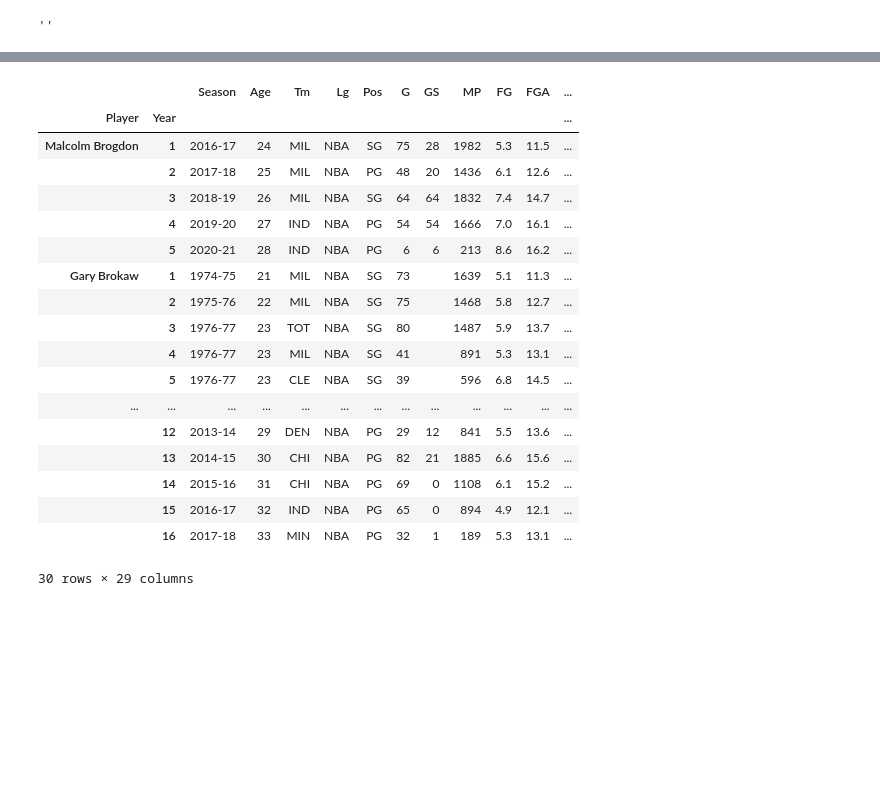
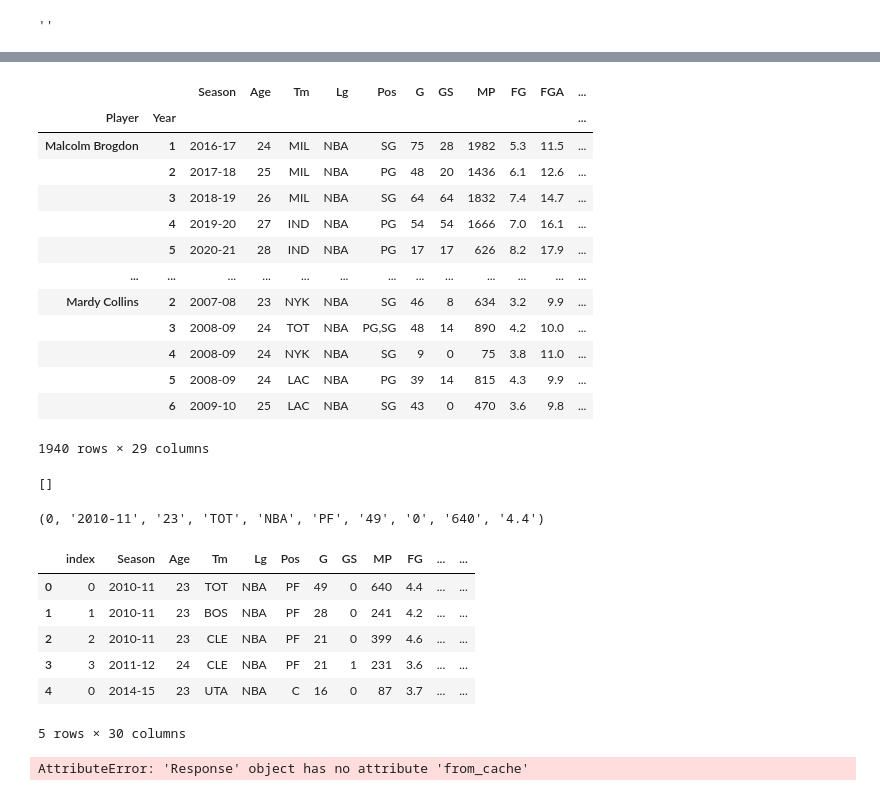
Before and after one commit to samhld/nba_stats, a Jupyter notebook: scratchpads/test.ipynb, the cells around one changed output, grey strips where cells are left out. Drawn from its saved outputs; the diff is of its cells as text; code cells hidden in the pictures; blank space fills up the shorter version.

Commit message:
figured out some sqlite stuff;  will create functions from the operations

```diff
--- a/scratchpads/test.ipynb
+++ b/scratchpads/test.ipynb
@@ -37,8 +46,8 @@ requests.get(url).text
 # %% [output]
 ''
 # %%
-seg = slice(510,515)
-test = builders.create_all_player_stats_df(segment=seg)
+seg = slice(510,810)
+next_300 = builders.create_all_player_stats_df(segment=seg)
 # %% [output]
 url: http://www.basketball-reference.com/players/b/brogdma01.html. ('Malcolm Brogdon', 1)
 url: http://www.basketball-reference.com/players/b/brokaga01.html. ('Gary Brokaw', 1)
@@ -63,24 +69,19 @@ url: http://www.basketball-reference.com/players/b/brookaa01.html. ('Aaron Brook
+# %%
+next_300.to_sql("")
+# %% [output]
+|  |  | Season | Age | Tm | Lg | Pos | G | GS | MP | FG | FGA | ... |
+| Player | Year |  |  |  |  |  |  |  |  |  |  | ... |
+| Malcolm Brogdon | 1 | 2016-17 | 24 | MIL | NBA | SG | 75 | 28 | 1982 | 5.3 | 11.5 | ... |
+|  | 2 | 2017-18 | 25 | MIL | NBA | PG | 48 | 20 | 1436 | 6.1 | 12.6 | ... |
+|  | 3 | 2018-19 | 26 | MIL | NBA | SG | 64 | 64 | 1832 | 7.4 | 14.7 | ... |
+|  | 4 | 2019-20 | 27 | IND | NBA | PG | 54 | 54 | 1666 | 7.0 | 16.1 | ... |
+|  | 5 | 2020-21 | 28 | IND | NBA | PG | 17 | 17 | 626 | 8.2 | 17.9 | ... |
+| ... | ... | ... | ... | ... | ... | ... | ... | ... | ... | ... | ... | ... |
+| Mardy Collins | 2 | 2007-08 | 23 | NYK | NBA | SG | 46 | 8 | 634 | 3.2 | 9.9 | ... |
+|  | 3 | 2008-09 | 24 | TOT | NBA | PG,SG | 48 | 14 | 890 | 4.2 | 10.0 | ... |
+|  | 4 | 2008-09 | 24 | NYK | NBA | SG | 9 | 0 | 75 | 3.8 | 11.0 | ... |
+|  | 5 | 2008-09 | 24 | LAC | NBA | PG | 39 | 14 | 815 | 4.3 | 9.9 | ... |
+|  | 6 | 2009-10 | 25 | LAC | NBA | SG | 43 | 0 | 470 | 3.6 | 9.8 | ... |
+1940 rows × 29 columns
 # %%
 # all_player_stats_df
-# %%
-test
-# %% [output]
-|  |  | Season | Age | Tm | Lg | Pos | G | GS | MP | FG | FGA | ... |
-| Player | Year |  |  |  |  |  |  |  |  |  |  | ... |
-| Malcolm Brogdon | 1 | 2016-17 | 24 | MIL | NBA | SG | 75 | 28 | 1982 | 5.3 | 11.5 | ... |
-|  | 2 | 2017-18 | 25 | MIL | NBA | PG | 48 | 20 | 1436 | 6.1 | 12.6 | ... |
-|  | 3 | 2018-19 | 26 | MIL | NBA | SG | 64 | 64 | 1832 | 7.4 | 14.7 | ... |
-|  | 4 | 2019-20 | 27 | IND | NBA | PG | 54 | 54 | 1666 | 7.0 | 16.1 | ... |
-|  | 5 | 2020-21 | 28 | IND | NBA | PG | 6 | 6 | 213 | 8.6 | 16.2 | ... |
-| Gary Brokaw | 1 | 1974-75 | 21 | MIL | NBA | SG | 73 |  | 1639 | 5.1 | 11.3 | ... |
-|  | 2 | 1975-76 | 22 | MIL | NBA | SG | 75 |  | 1468 | 5.8 | 12.7 | ... |
-|  | 3 | 1976-77 | 23 | TOT | NBA | SG | 80 |  | 1487 | 5.9 | 13.7 | ... |
-|  | 4 | 1976-77 | 23 | MIL | NBA | SG | 41 |  | 891 | 5.3 | 13.1 | ... |
-|  | 5 | 1976-77 | 23 | CLE | NBA | SG | 39 |  | 596 | 6.8 | 14.5 | ... |
-| ... | ... | ... | ... | ... | ... | ... | ... | ... | ... | ... | ... | ... |
-|  | 12 | 2013-14 | 29 | DEN | NBA | PG | 29 | 12 | 841 | 5.5 | 13.6 | ... |
-|  | 13 | 2014-15 | 30 | CHI | NBA | PG | 82 | 21 | 1885 | 6.6 | 15.6 | ... |
-|  | 14 | 2015-16 | 31 | CHI | NBA | PG | 69 | 0 | 1108 | 6.1 | 15.2 | ... |
-|  | 15 | 2016-17 | 32 | IND | NBA | PG | 65 | 0 | 894 | 4.9 | 12.1 | ... |
-|  | 16 | 2017-18 | 33 | MIN | NBA | PG | 32 | 1 | 189 | 5.3 | 13.1 | ... |
-30 rows × 29 columns
@@ -86,0 +91,26 @@ test
+# %%
+master = """SELECT name FROM sqlite_master WHERE type='table'"""
+c.execute(master).fetchall()
+# %% [output]
+[]
+# %%
+all_players = """SELECT * FROM all_players"""
+c.execute(all_players).fetchall()[0][:10]
+# %% [output]
+(0, '2010-11', '23', 'TOT', 'NBA', 'PF', '49', '0', '640', '4.4')
+# %%
+players_from_sql = pd.read_sql(all_players, player_conn)
+players_from_sql.head()
+# %% [output]
+|  | index | Season | Age | Tm | Lg | Pos | G | GS | MP | FG | ... | ... |
+| 0 | 0 | 2010-11 | 23 | TOT | NBA | PF | 49 | 0 | 640 | 4.4 | ... | ... |
+| 1 | 1 | 2010-11 | 23 | BOS | NBA | PF | 28 | 0 | 241 | 4.2 | ... | ... |
+| 2 | 2 | 2010-11 | 23 | CLE | NBA | PF | 21 | 0 | 399 | 4.6 | ... | ... |
+| 3 | 3 | 2011-12 | 24 | CLE | NBA | PF | 21 | 1 | 231 | 3.6 | ... | ... |
+| 4 | 0 | 2014-15 | 23 | UTA | NBA | C | 16 | 0 | 87 | 3.7 | ... | ... |
+5 rows × 30 columns
+# %%
+r = requests.get(url)
+r.from_cache
+# %% [output]
+AttributeError: 'Response' object has no attribute 'from_cache'
```
Also changed, not shown: parts of 5 cells of this notebook, 2 other files.
